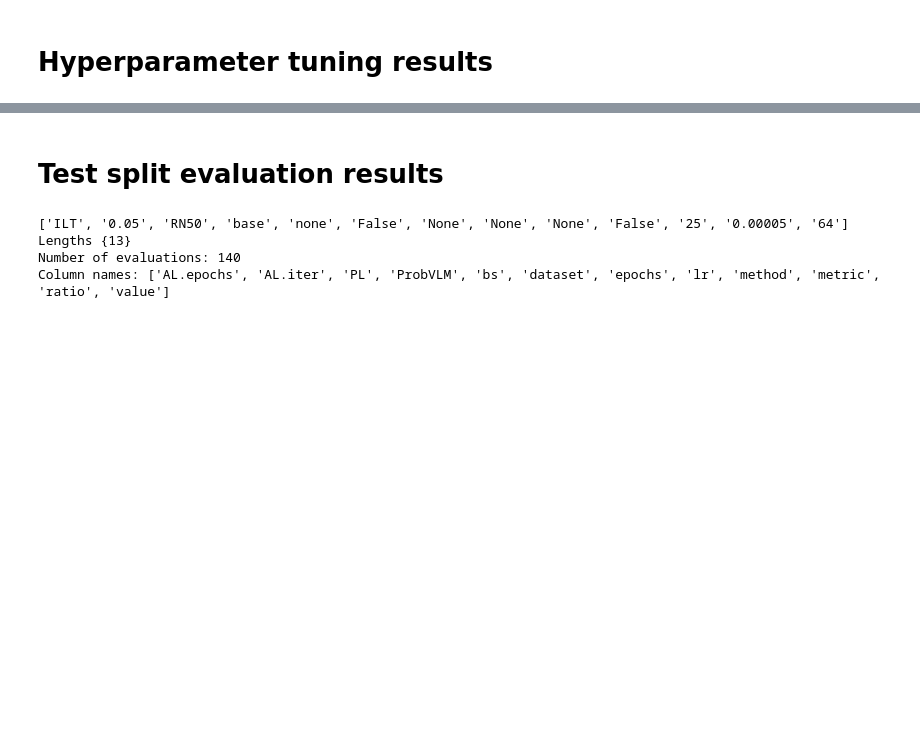
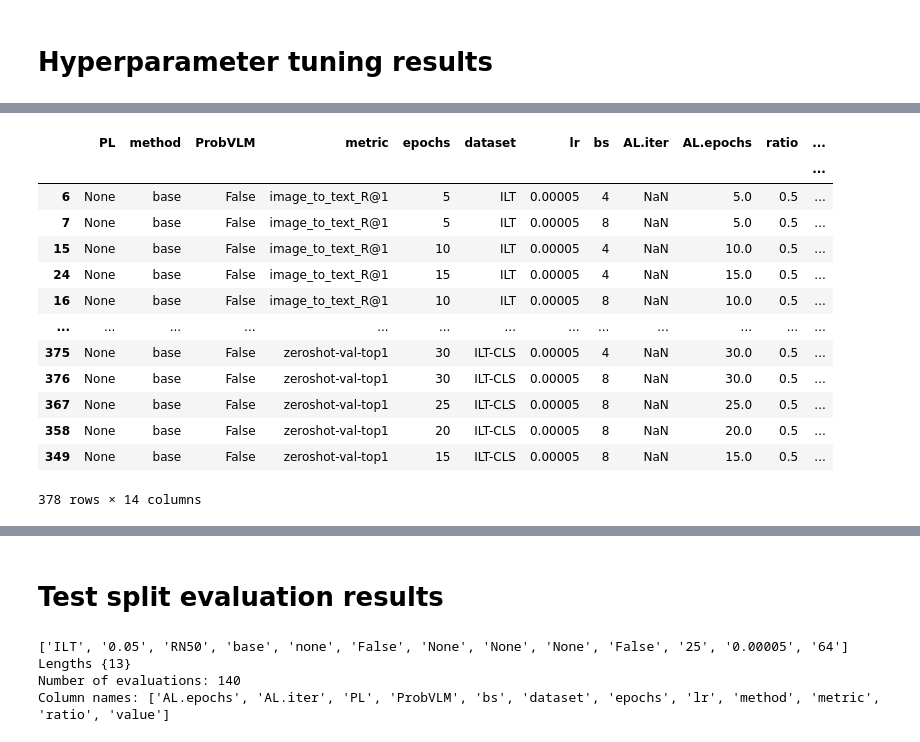
Before and after one commit to nataliehh/thesis2023-2024, a Jupyter notebook: ILT_results_analysis.ipynb, the cells around one changed output, grey strips where cells are left out. Cells and saved outputs as stored; diff of their text form; code cells hidden in the pictures; blank space fills up the shorter version.

```diff
--- a/ILT_results_analysis.ipynb
+++ b/ILT_results_analysis.ipynb
@@ -112,0 +162,20 @@ def get_results_per_model(df, hyperparam_tuning = True):
+# %%
+df_results = df_grouped.reset_index()
+df_results['AL.epochs'] = df_results['AL.epochs'].fillna(df_results['epochs'])
+df_results = df_results.sort_values(['metric', 'dataset', ('value', 'mean')])
+display(df_results)
+# %% [output]
+|  | PL | method | ProbVLM | metric | epochs | dataset | lr | bs | AL.iter | AL.epochs | ratio | ... |
+|  |  |  |  |  |  |  |  |  |  |  |  | ... |
+| 6 | None | base | False | image_to_text_R@1 | 5 | ILT | 0.00005 | 4 | NaN | 5.0 | 0.5 | ... |
+| 7 | None | base | False | image_to_text_R@1 | 5 | ILT | 0.00005 | 8 | NaN | 5.0 | 0.5 | ... |
+| 15 | None | base | False | image_to_text_R@1 | 10 | ILT | 0.00005 | 4 | NaN | 10.0 | 0.5 | ... |
+| 24 | None | base | False | image_to_text_R@1 | 15 | ILT | 0.00005 | 4 | NaN | 15.0 | 0.5 | ... |
+| 16 | None | base | False | image_to_text_R@1 | 10 | ILT | 0.00005 | 8 | NaN | 10.0 | 0.5 | ... |
+| ... | ... | ... | ... | ... | ... | ... | ... | ... | ... | ... | ... | ... |
+| 375 | None | base | False | zeroshot-val-top1 | 30 | ILT-CLS | 0.00005 | 4 | NaN | 30.0 | 0.5 | ... |
+| 376 | None | base | False | zeroshot-val-top1 | 30 | ILT-CLS | 0.00005 | 8 | NaN | 30.0 | 0.5 | ... |
+| 367 | None | base | False | zeroshot-val-top1 | 25 | ILT-CLS | 0.00005 | 8 | NaN | 25.0 | 0.5 | ... |
+| 358 | None | base | False | zeroshot-val-top1 | 20 | ILT-CLS | 0.00005 | 8 | NaN | 20.0 | 0.5 | ... |
+| 349 | None | base | False | zeroshot-val-top1 | 15 | ILT-CLS | 0.00005 | 8 | NaN | 15.0 | 0.5 | ... |
+378 rows × 14 columns
```
Also changed, not shown: parts of 4 cells of this notebook, 3 other files.
